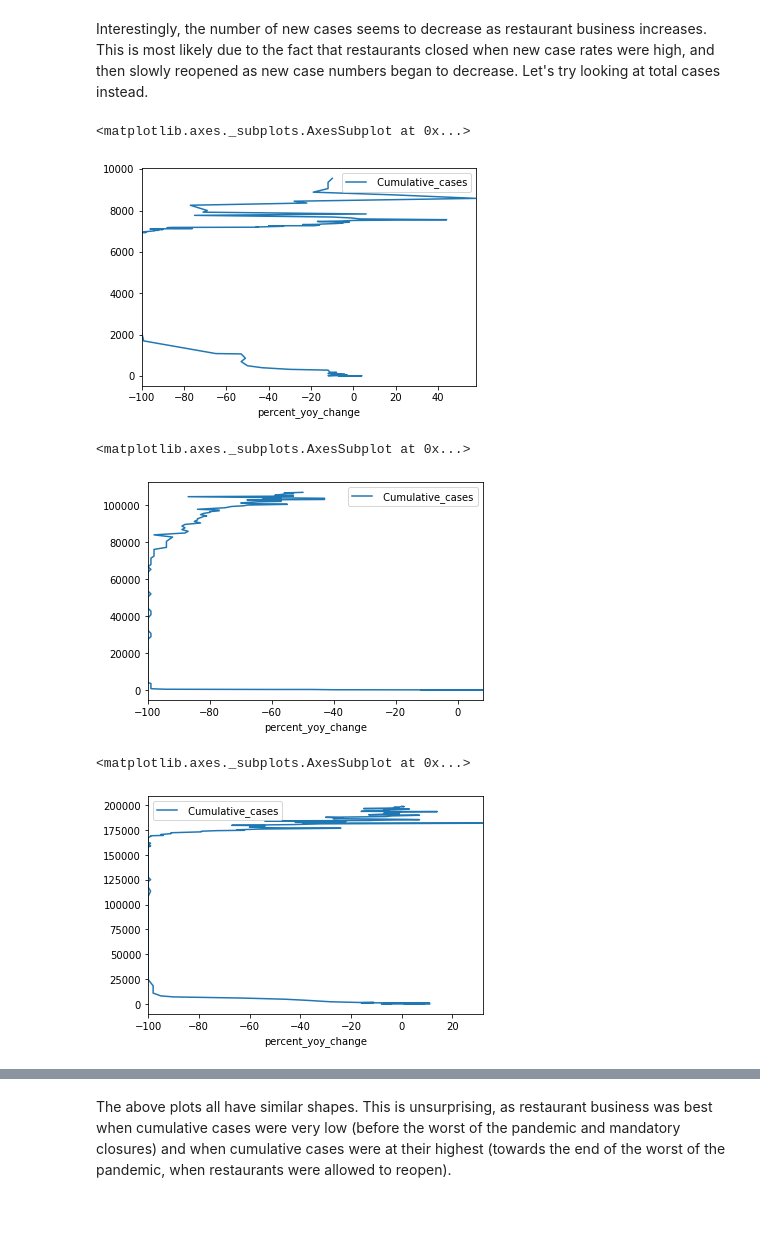
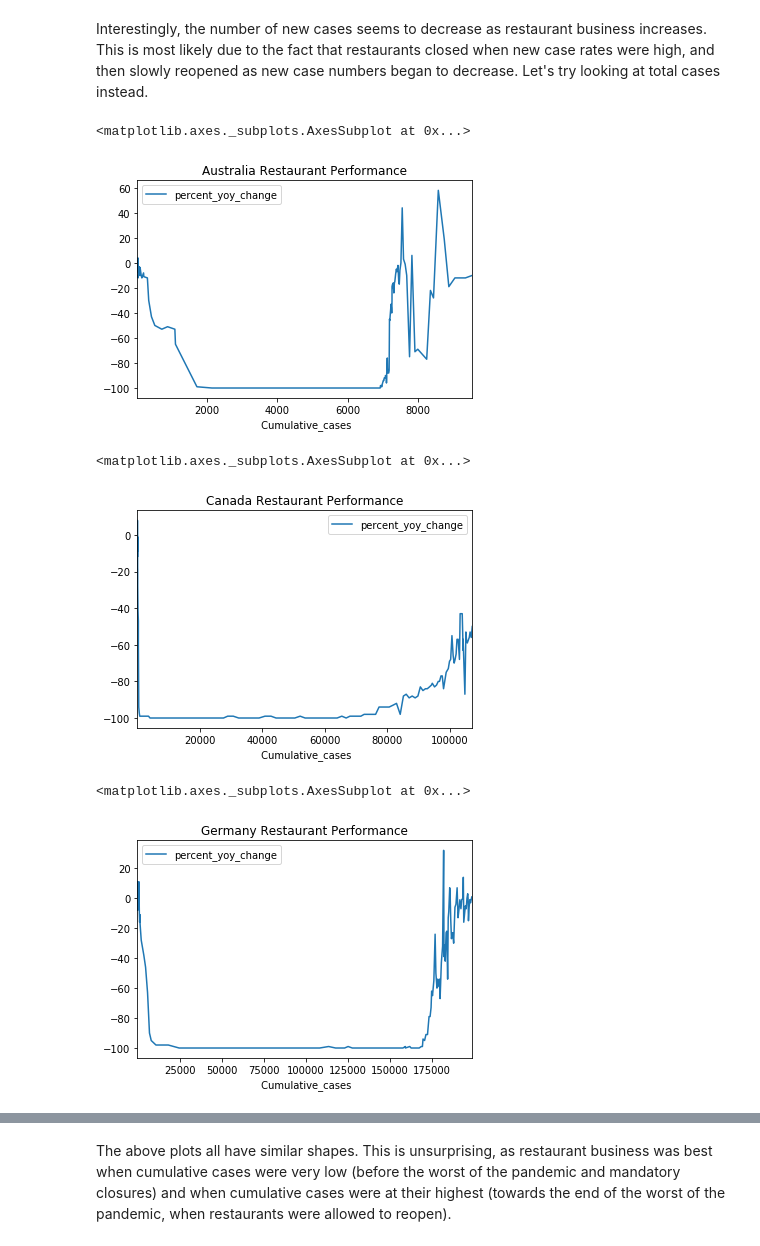
Before and after one commit to mirandaday16/covid_prevention_data_analysis, a Jupyter notebook: miranda_adkins/7-13 Data Exploration (Mobility-Restaurants).ipynb, the cells around one changed output, grey strips where cells are left out. Saved outputs shown, nothing was run; the diff lists cells and outputs as text; code cells hidden in the pictures; blank space fills up the shorter version.

```diff
--- a/miranda_adkins/7-13 Data Exploration (Mobility-Restaurants).ipynb
+++ b/miranda_adkins/7-13 Data Exploration (Mobility-Restaurants).ipynb
@@ -507,18 +507,18 @@ mex_df.plot("percent_yoy_change", " New_cases")
 # %% [markdown]
 Interestingly, the number of new cases seems to decrease as restaurant business increases. This is most likely due to the fact that restaurants closed when new case rates were high, and then slowly reopened as new case numbers began to decrease. Let's try looking at total cases instead.
 # %%
-aus_df.plot("percent_yoy_change", " Cumulative_cases")
+aus_df.plot(" Cumulative_cases", "percent_yoy_change", title="Australia Restaurant Performance")
 # %% [output]
 <matplotlib.axes._subplots.AxesSubplot at 0x...>
-[figure, old version]
+[figure, new version]
 # %%
-can_df.plot("percent_yoy_change", " Cumulative_cases")
+can_df.plot(" Cumulative_cases", "percent_yoy_change", title="Canada Restaurant Performance")
 # %% [output]
 <matplotlib.axes._subplots.AxesSubplot at 0x...>
-[figure, old version]
+[figure, new version]
 # %%
-ger_df.plot("percent_yoy_change", " Cumulative_cases")
+ger_df.plot(" Cumulative_cases", "percent_yoy_change", title="Germany Restaurant Performance")
 # %% [output]
 <matplotlib.axes._subplots.AxesSubplot at 0x...>
-[figure, old version]
+[figure, new version]
 # %%
```
Also changed, not shown: parts of 9 cells of this notebook.
